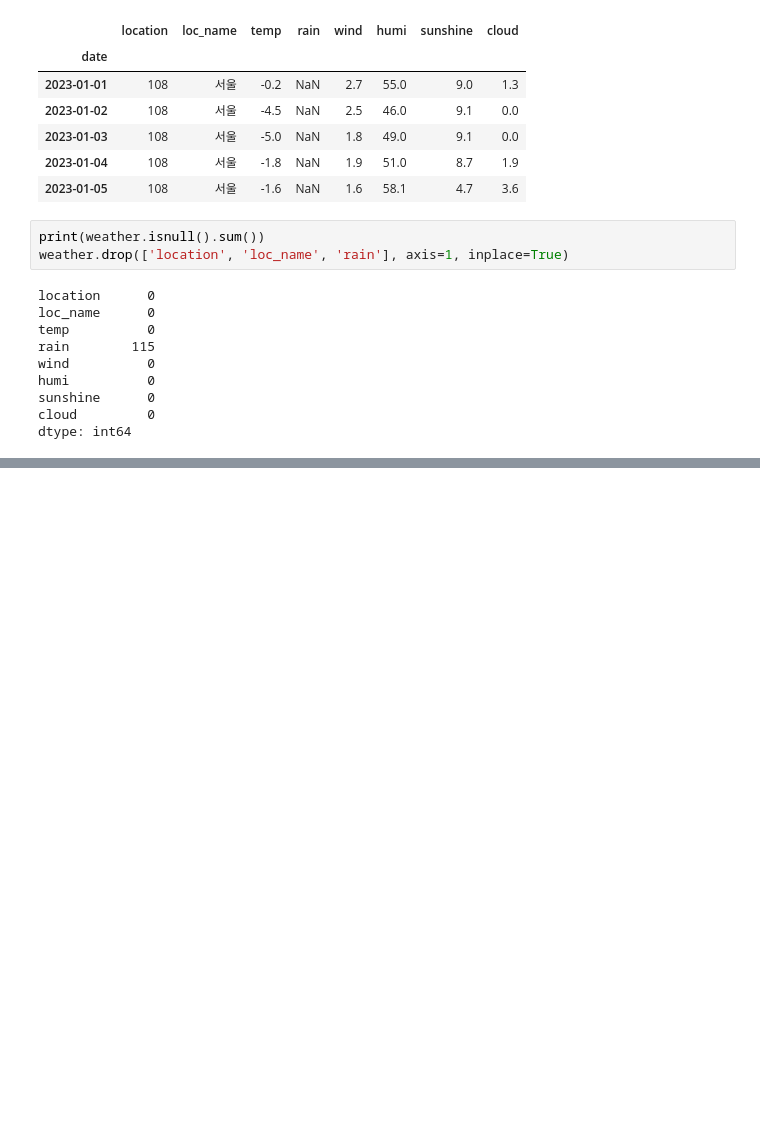
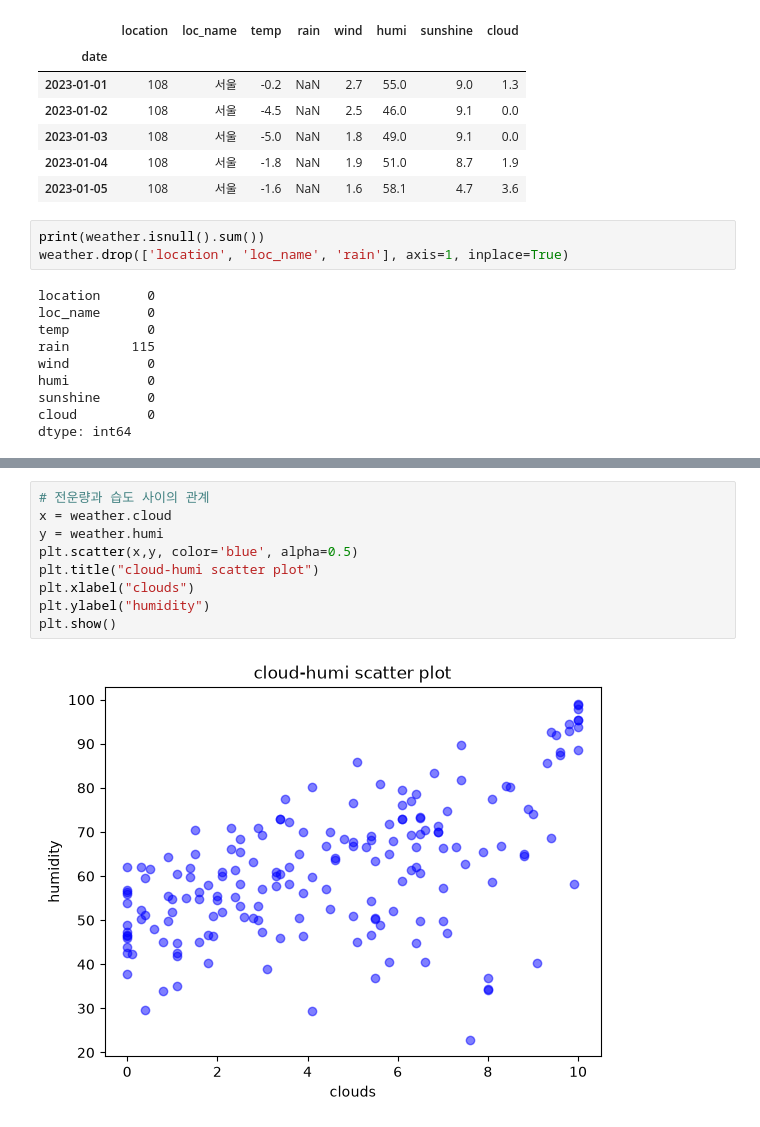
Before and after one commit to H1pal/AI-Subject, a Jupyter notebook: DPreprocessing/2023날씨데이터_1312.ipynb, the cells around one changed output, grey strips where cells are left out. Drawn from its saved outputs; the diff is of its cells as text; blank space fills up the shorter version.

```diff
--- a/DPreprocessing/2023날씨데이터_1312.ipynb
+++ b/DPreprocessing/2023날씨데이터_1312.ipynb
@@ -44,0 +67,11 @@ memory usage: 8.5 KB
+# %%
+# 전운량과 습도 사이의 관계
+x = weather.cloud
+y = weather.humi
+plt.scatter(x,y, color='blue', alpha=0.5)
+plt.title("cloud-humi scatter plot")
+plt.xlabel("clouds")
+plt.ylabel("humidity")
+plt.show()
+# %% [output]
+[figure, added]
```
Also changed, not shown: parts of 3 cells of this notebook, 1 other file.
